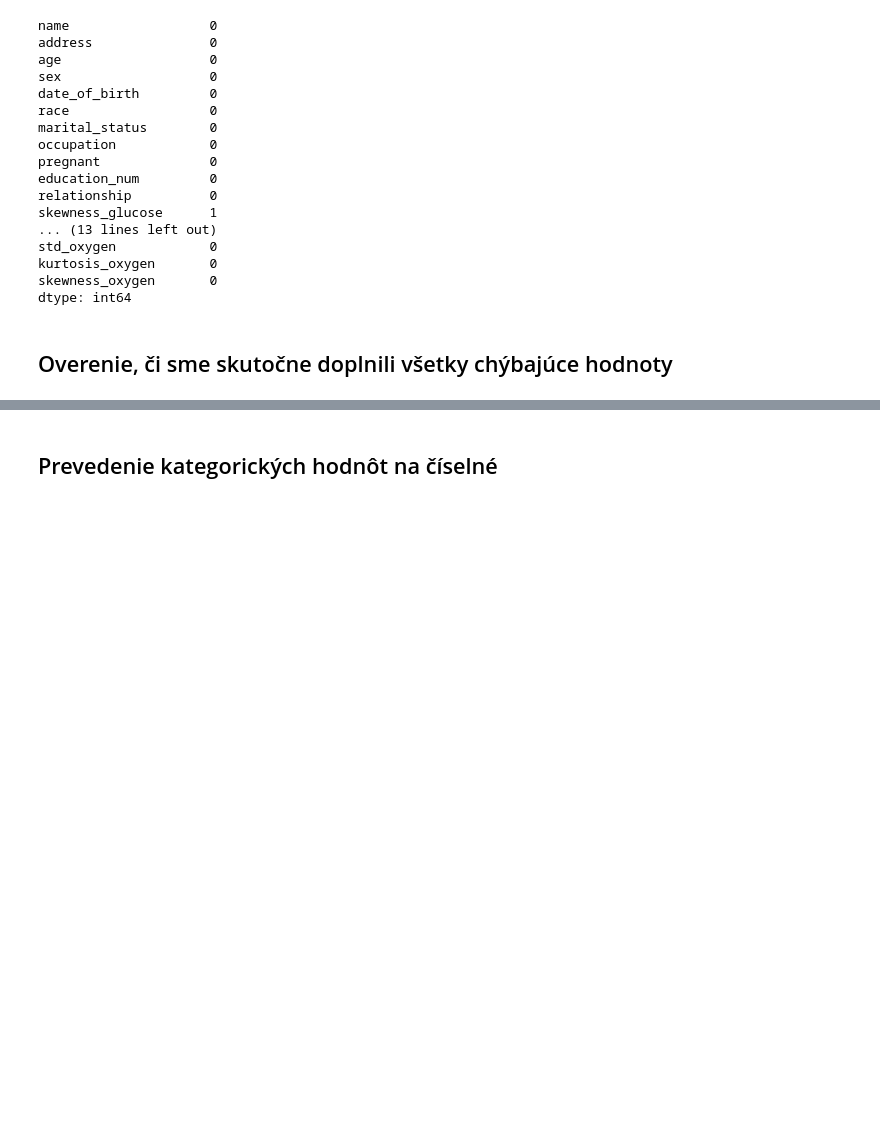
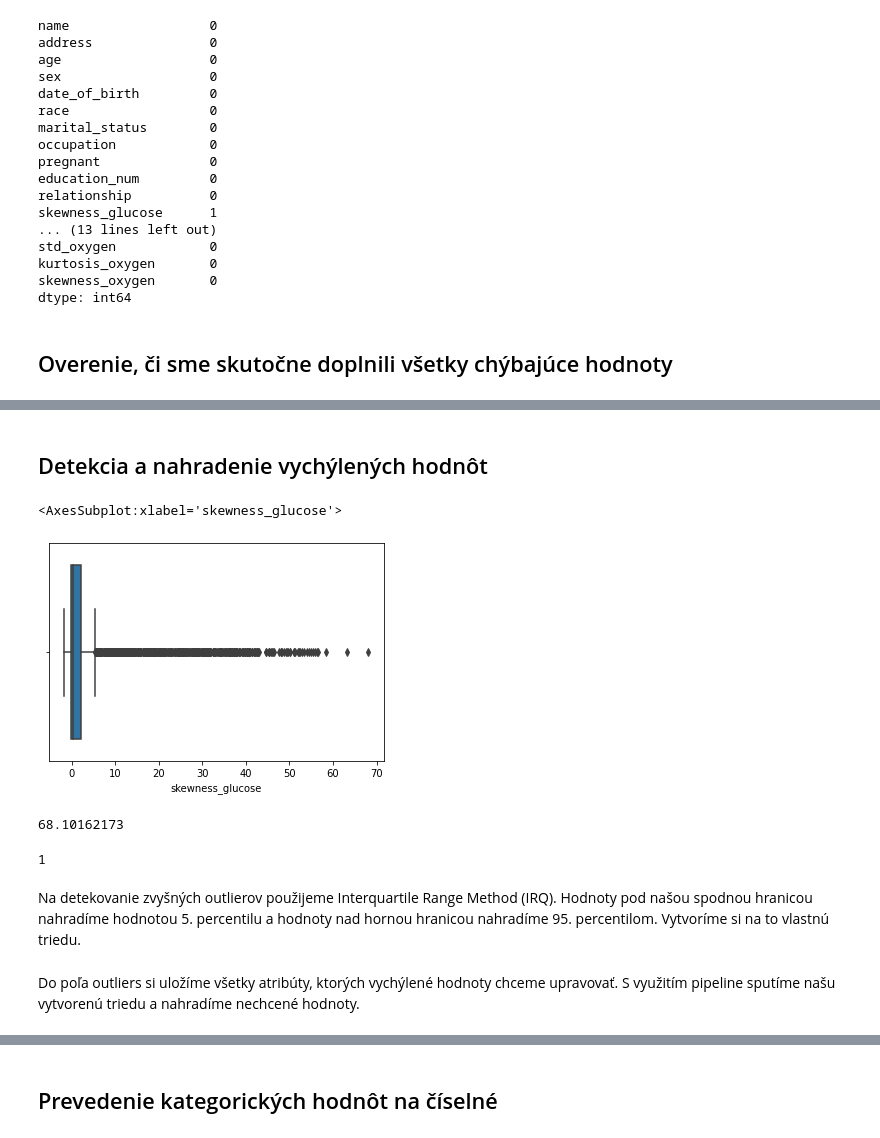
Before and after one commit to martinbudinsky3/diabetes-prediction, a Jupyter notebook: Budinsky_Balekova_Predspracovanie – kópia.ipynb, the cells around one changed output, grey strips where cells are left out. Drawn from its saved outputs; the diff is of its cells as text; code cells hidden in the pictures; blank space fills up the shorter version.

Commit message:
outliers

```diff
--- a/Budinsky_Balekova_Predspracovanie – kópia.ipynb
+++ b/Budinsky_Balekova_Predspracovanie – kópia.ipynb
@@ -548,0 +585,17 @@ train_data.info()
+# %% [markdown]
+## Detekcia a nahradenie vychýlených hodnôt
+# %%
+sns.boxplot(train_data['skewness_glucose'])
+# %% [output]
+<AxesSubplot:xlabel='skewness_glucose'>
+[figure, added]
+# %%
+train_data['skewness_glucose'].max()
+# %% [output]
+68.10162173
+# %%
+train_data['skewness_glucose'].value_counts().max()
+# %% [output]
+1
+# %% [markdown]
+Na detekovanie zvyšných outlierov použijeme Interquartile Range Method (IRQ). Hodnoty pod našou spodnou hranicou nahradíme hodnotou 5. percentilu a hodnoty nad hornou hranicou nahradíme 95. percentilom. Vytvoríme si na to vlastnú triedu.
@@ -548,0 +637,2 @@ train_data.info()
+# %% [markdown]
+Do poľa outliers si uložíme všetky atribúty, ktorých vychýlené hodnoty chceme upravovať. S využitím pipeline sputíme našu vytvorenú triedu a nahradíme nechcené hodnoty.
```
Also changed, not shown: parts of 14 cells of this notebook, 1 other file.
